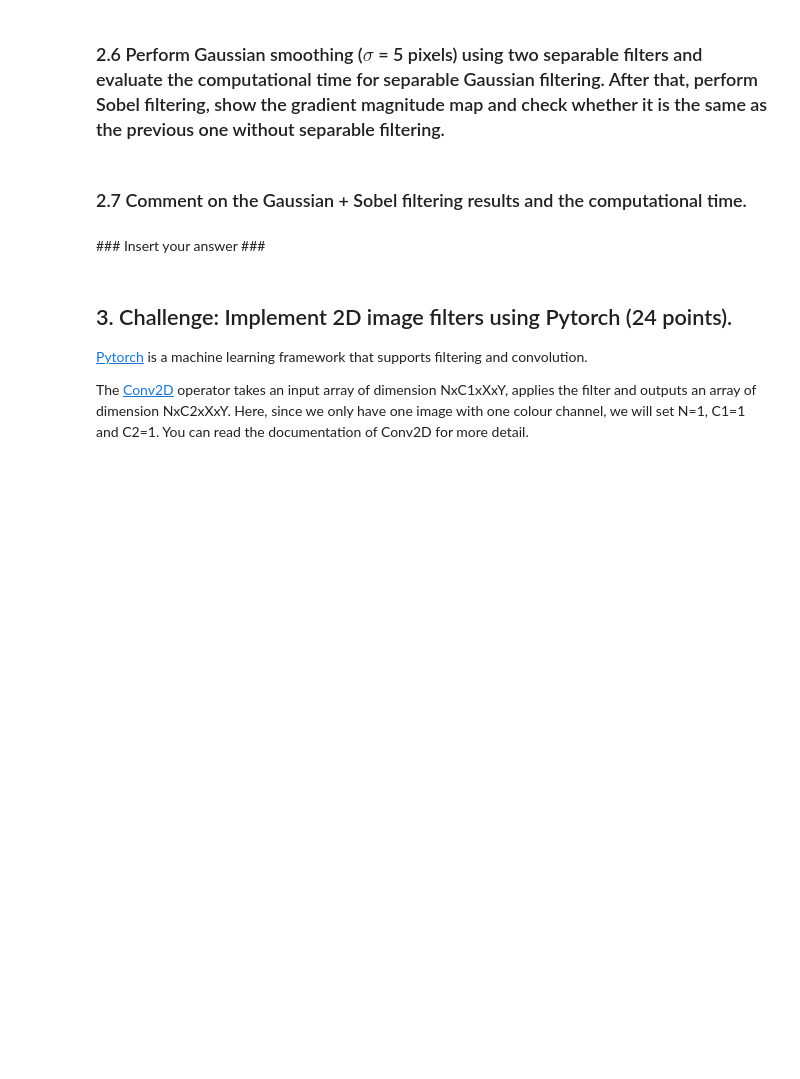
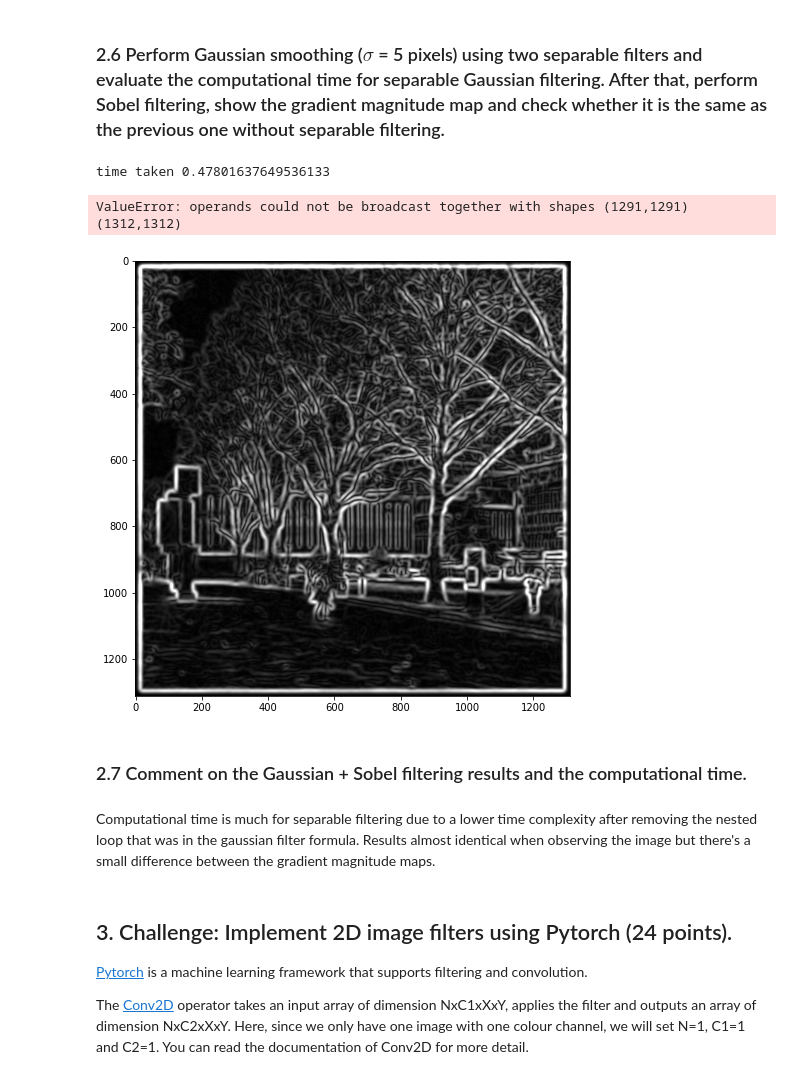
Before and after one commit to Shaanukstar123/Computer-Vision-CW1-Image-Filtering, a Jupyter notebook: coursework_01/coursework_01.ipynb, the cells around one changed output. Saved outputs shown, nothing was run; the diff lists cells and outputs as text; code cells hidden in the pictures; blank space fills up the shorter version.

```diff
--- a/coursework_01/coursework_01.ipynb
+++ b/coursework_01/coursework_01.ipynb
@@ -280,27 +255,39 @@ plt.imshow(h_y)
 ### 2.6 Perform Gaussian smoothing ($\sigma$ = 5 pixels) using two separable filters and evaluate the computational time for separable Gaussian filtering. After that, perform Sobel filtering, show the gradient magnitude map and check whether it is the same as the previous one without separable filtering.
 # %%
 # Perform separable Gaussian smoothing and count time
-### Insert your code ###
+
+start_time = time.time()
+blurred_img_x = scipy.signal.convolve2d(image_noisy, h_x)
+blurred_img = scipy.signal.convolve2d(blurred_img_x, h_y)
+end_time = time.time()
+time_taken = end_time - start_time
+print("time taken", time_taken)
 
 # Image filtering
-### Insert your code ###
+image_x = scipy.signal.convolve2d(blurred_img,sobel_x)
+image_y = scipy.signal.convolve2d(blurred_img,sobel_y)
 
 # Calculate the gradient magnitude
-### Insert your code ###
-grad_mag2 = ...
+grad_mag2 = np.sqrt(np.square(image_x) + np.square(image_y))
 
 # Display the gradient magnitude map (provided)
 plt.imshow(grad_mag2, cmap='gray', vmin=0, vmax=100)
 plt.gcf().set_size_inches(8, 8)
 
 # Check the difference between the current gradient magnitude map
 # and the previous one produced without separable filtering. You
 # can report the mean difference between the two.
-### Insert your code ###
+
+mean_diff = np.mean((np.subtract(grad_mag,grad_mag2)))
+print("Mean difference (grad1-grad2): ",mean_diff)
+# %% [output]
+time taken 0.47801637649536133
+ValueError: operands could not be broadcast together with shapes (1291,1291) (1312,1312)
+[figure, added]
 # %% [markdown]
 ### 2.7 Comment on the Gaussian + Sobel filtering results and the computational time.
-# %% [markdown]
-### Insert your answer ###
+# %% [markdown]
+Computational time is much for separable filtering due to a lower time complexity after removing the nested loop that was in the gaussian filter formula. Results almost identical when observing the image but there's a small difference between the gradient magnitude maps.
 # %% [markdown]
 ## 3. Challenge: Implement 2D image filters using Pytorch (24 points).
 
```
Also changed, not shown: parts of 6 cells of this notebook.
